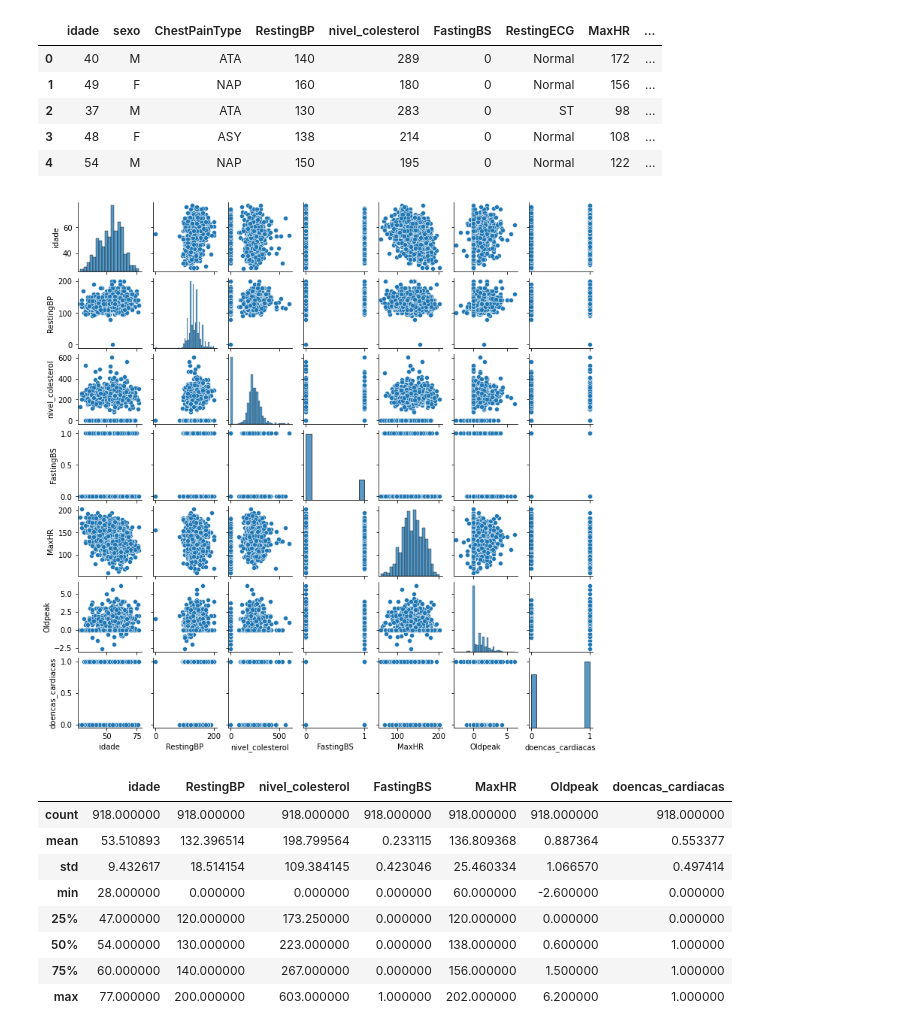
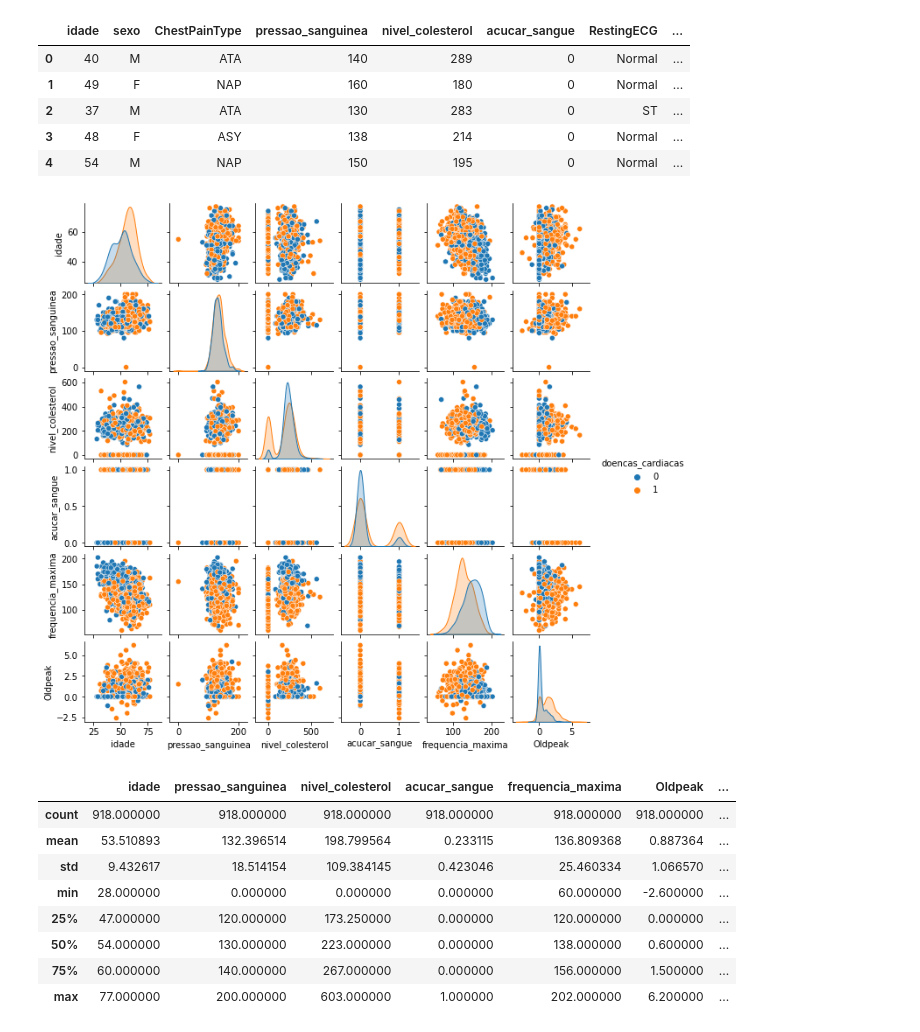
Before and after one commit to luanams/Projeto-2-cdados, a Jupyter notebook: PROJETO 2.ipynb, the cells around one changed output. Saved outputs shown, nothing was run; the diff lists cells and outputs as text; code cells hidden in the pictures.

```diff
--- a/PROJETO 2.ipynb
+++ b/PROJETO 2.ipynb
@@ -31,31 +29,31 @@ df0.head(20)
 # %%
-# Seleciona colunas e remove os NaNs
+# Altera nomes de colunas e remove os NaNs
 df1 = df0.dropna()
-df = df1.rename(columns={'Age': 'idade', 'Sex': 'sexo', 'Cholesterol': 'nivel_colesterol', 'HeartDisease': 'doencas_cardiacas' })
+df = df1.rename(columns={'Age': 'idade', 'Sex': 'sexo', 'Cholesterol': 'nivel_colesterol', 'HeartDisease': 'doencas_cardiacas', 'RestingBP': 'pressao_sanguinea', 'FastingBS': 'acucar_sangue', 'MaxHR': 'frequencia_maxima' })
 df.head()
 # %% [output]
-|  | idade | sexo | ChestPainType | RestingBP | nivel_colesterol | FastingBS | RestingECG | MaxHR | ... |
-| 0 | 40 | M | ATA | 140 | 289 | 0 | Normal | 172 | ... |
-| 1 | 49 | F | NAP | 160 | 180 | 0 | Normal | 156 | ... |
-| 2 | 37 | M | ATA | 130 | 283 | 0 | ST | 98 | ... |
-| 3 | 48 | F | ASY | 138 | 214 | 0 | Normal | 108 | ... |
-| 4 | 54 | M | NAP | 150 | 195 | 0 | Normal | 122 | ... |
+|  | idade | sexo | ChestPainType | pressao_sanguinea | nivel_colesterol | acucar_sangue | RestingECG | ... |
+| 0 | 40 | M | ATA | 140 | 289 | 0 | Normal | ... |
+| 1 | 49 | F | NAP | 160 | 180 | 0 | Normal | ... |
+| 2 | 37 | M | ATA | 130 | 283 | 0 | ST | ... |
+| 3 | 48 | F | ASY | 138 | 214 | 0 | Normal | ... |
+| 4 | 54 | M | NAP | 150 | 195 | 0 | Normal | ... |
 # %%
-sns.pairplot(df, height=1.5);
+sns.pairplot(df, hue = 'doencas_cardiacas', height=1.5);
 # %% [output]
-[figure, old version]
+[figure, new version]
 # %%
 df.describe()
 # %% [output]
-|  | idade | RestingBP | nivel_colesterol | FastingBS | MaxHR | Oldpeak | doencas_cardiacas |
-| count | 918.000000 | 918.000000 | 918.000000 | 918.000000 | 918.000000 | 918.000000 | 918.000000 |
-| mean | 53.510893 | 132.396514 | 198.799564 | 0.233115 | 136.809368 | 0.887364 | 0.553377 |
-| std | 9.432617 | 18.514154 | 109.384145 | 0.423046 | 25.460334 | 1.066570 | 0.497414 |
-| min | 28.000000 | 0.000000 | 0.000000 | 0.000000 | 60.000000 | -2.600000 | 0.000000 |
-| 25% | 47.000000 | 120.000000 | 173.250000 | 0.000000 | 120.000000 | 0.000000 | 0.000000 |
-| 50% | 54.000000 | 130.000000 | 223.000000 | 0.000000 | 138.000000 | 0.600000 | 1.000000 |
-| 75% | 60.000000 | 140.000000 | 267.000000 | 0.000000 | 156.000000 | 1.500000 | 1.000000 |
-| max | 77.000000 | 200.000000 | 603.000000 | 1.000000 | 202.000000 | 6.200000 | 1.000000 |
+|  | idade | pressao_sanguinea | nivel_colesterol | acucar_sangue | frequencia_maxima | Oldpeak | ... |
+| count | 918.000000 | 918.000000 | 918.000000 | 918.000000 | 918.000000 | 918.000000 | ... |
+| mean | 53.510893 | 132.396514 | 198.799564 | 0.233115 | 136.809368 | 0.887364 | ... |
+| std | 9.432617 | 18.514154 | 109.384145 | 0.423046 | 25.460334 | 1.066570 | ... |
+| min | 28.000000 | 0.000000 | 0.000000 | 0.000000 | 60.000000 | -2.600000 | ... |
+| 25% | 47.000000 | 120.000000 | 173.250000 | 0.000000 | 120.000000 | 0.000000 | ... |
+| 50% | 54.000000 | 130.000000 | 223.000000 | 0.000000 | 138.000000 | 0.600000 | ... |
+| 75% | 60.000000 | 140.000000 | 267.000000 | 0.000000 | 156.000000 | 1.500000 | ... |
+| max | 77.000000 | 200.000000 | 603.000000 | 1.000000 | 202.000000 | 6.200000 | ... |
 # %%
 df.isnull().sum()
 # %% [output]
```
Also changed, not shown: parts of 5 cells of this notebook.
